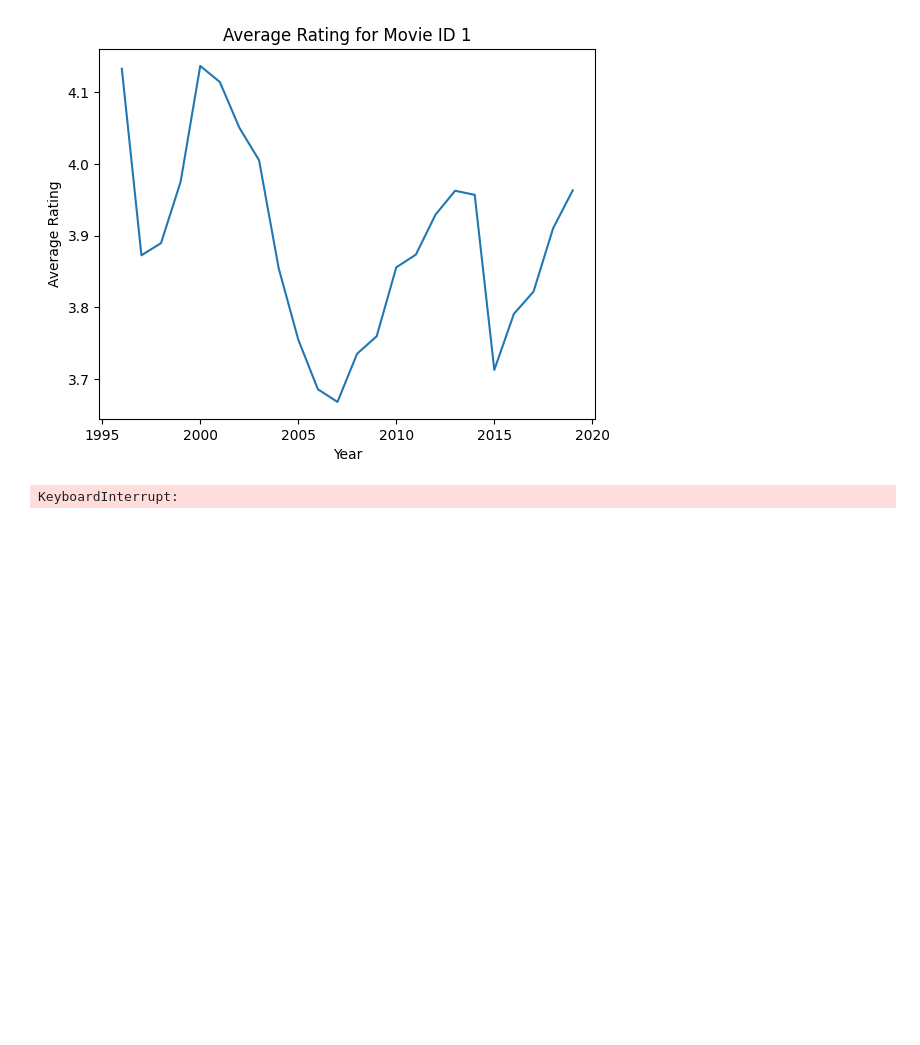
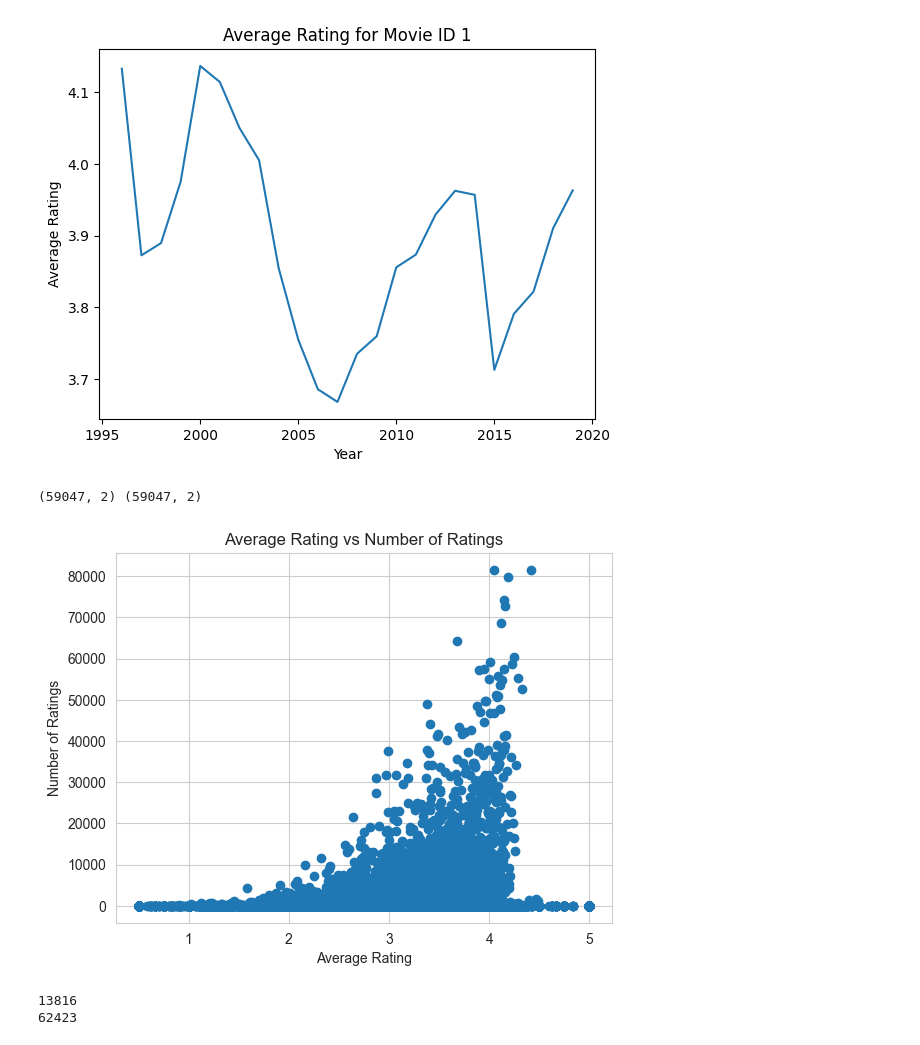
Before and after one commit to dvgniele/unibo-data-analytics, a Jupyter notebook: src/data_visualization.ipynb, the cells around one changed output. Drawn from its saved outputs; the diff is of its cells as text; code cells hidden in the pictures; blank space fills up the shorter version.

```diff
--- a/src/data_visualization.ipynb
+++ b/src/data_visualization.ipynb
@@ -262,20 +269,27 @@ plt.show()
 # %%
 # Merge the movies and ratings dataframes
 movie_ratings = pd.merge(movies, ratings, on='movieId')
-# %%
-# Convert the 'timestamp' column to a datetime object and extract the year
-movie_ratings['year'] = pd.to_datetime(movie_ratings['timestamp'], unit='s').dt.year
-
-# Compute the average rating for each movie in each year
-avg_ratings = movie_ratings.groupby(['year', 'movieId'])['rating'].mean().reset_index()
-
-# Create a streamgraph of the average rating of movies over time, grouped by genre
-sns.set_style("whitegrid")
-plt.figure(figsize=(10, 6))
-sns.lineplot(x='year', y='rating', hue='genres', data=pd.merge(avg_ratings, movies[['movieId', 'genres']], on='movieId'))
-plt.title('Average rating of movies over time by genre')
-plt.xlabel('Year')
-plt.ylabel('Average rating')
-plt.show()
-# %% [output]
-KeyboardInterrupt:
+# %%
+mean_ratings = ratings.groupby('movieId', as_index=False)['rating'].mean()
+count_ratings = ratings.groupby('movieId', as_index=False)['rating'].count()
+
+print(mean_ratings.shape,count_ratings.shape)
+# Merge the mean ratings and count ratings dataframes
+mean_count_ratings = pd.merge(mean_ratings, count_ratings, on='movieId')
+
+#Show the plot of the average rating and the number of ratings
+plt.scatter(mean_count_ratings['rating_x'], mean_count_ratings['rating_y'])
+plt.xlabel('Average Rating')
+plt.ylabel('Number of Ratings')
+plt.title('Average Rating vs Number of Ratings')
+plt.show()
+# %% [output]
+(59047, 2) (59047, 2)
+[figure, added]
+# %%
+#count the number of films without genome score
+print(genome_scores['movieId'].nunique())
+print(movies['movieId'].nunique())
+# %% [output]
+13816
+62423
```
Also changed, not shown: parts of 6 cells of this notebook, 14 other files.
